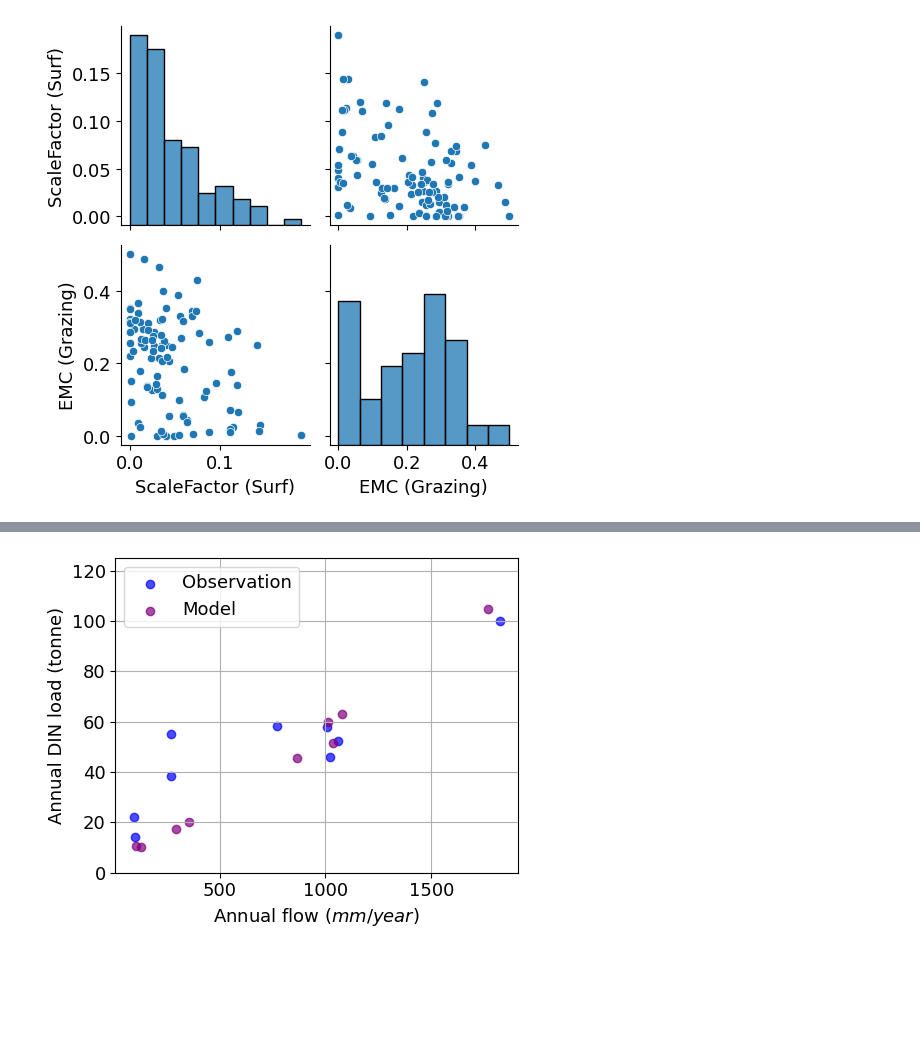
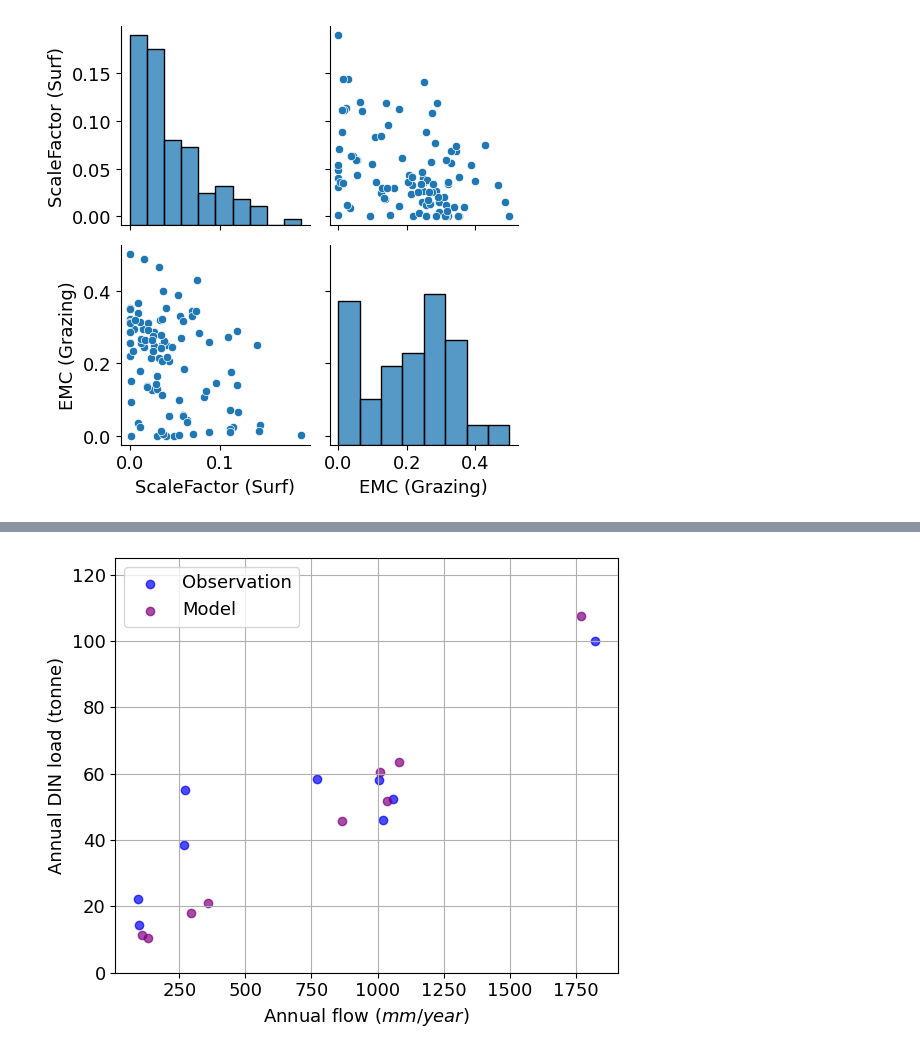
Before and after one commit to QianWanghhu/GraphEvalUnc, a Jupyter notebook: src/plot_general_perfm.ipynb, the cells around one changed output, grey strips where cells are left out. Drawn from its saved outputs; the diff is of its cells as text; code cells hidden in the pictures; blank space fills up the shorter version.

```diff
--- a/src/plot_general_perfm.ipynb
+++ b/src/plot_general_perfm.ipynb
@@ -253,20 +263,21 @@ obs_flow_load['date'] = pd.to_datetime(obs_flow_load['date'], format='%d/%m/%Y')
 obs_annnual_flow = annual_data(obs_flow_load, flow_col) * 86400 / 343.79 /1e6 * 1000
 # %%
 # Create the scatter plot
-plt.figure(figsize=(5, 4))
+lab_fontsize=13
+plt.figure(figsize=(6, 5))
 plt.scatter(obs_annnual_flow, obs_base, color='blue', alpha=0.7, label='Observation')
 plt.scatter(mod_annual_flow[0:-5], mod_mid, color='purple', alpha=0.7, label='Model')
 
 # Add labels and title
 plt.xlabel('Annual flow'+r' $(mm/year)$', fontsize = lab_fontsize)
 plt.ylabel('Annual DIN load (tonne)', fontsize = lab_fontsize)
 plt.tick_params(axis='both', labelsize = lab_fontsize)
 plt.legend(fontsize = lab_fontsize)
 plt.ylim(0, 125)
 
 # Show the plot
 plt.grid()
 plt.tight_layout()
 plt.savefig(f'{fig_dir}ScatterPlotFlowLoad.png', format = 'png', dpi = 300)
 # %% [output]
-[figure, old version]
+[figure, new version]
```
Also changed, not shown: parts of 2 cells of this notebook, 8 other files.
